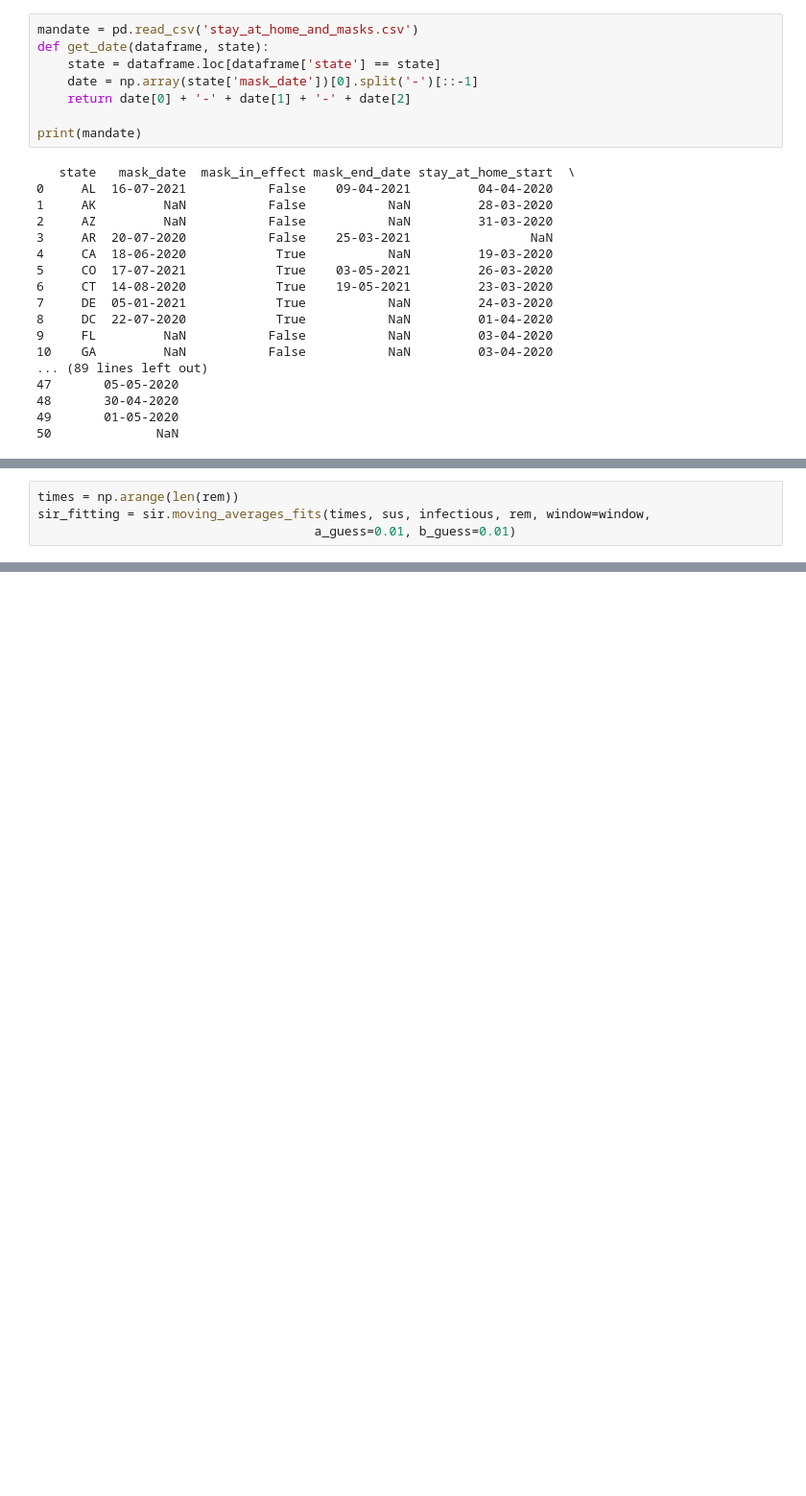
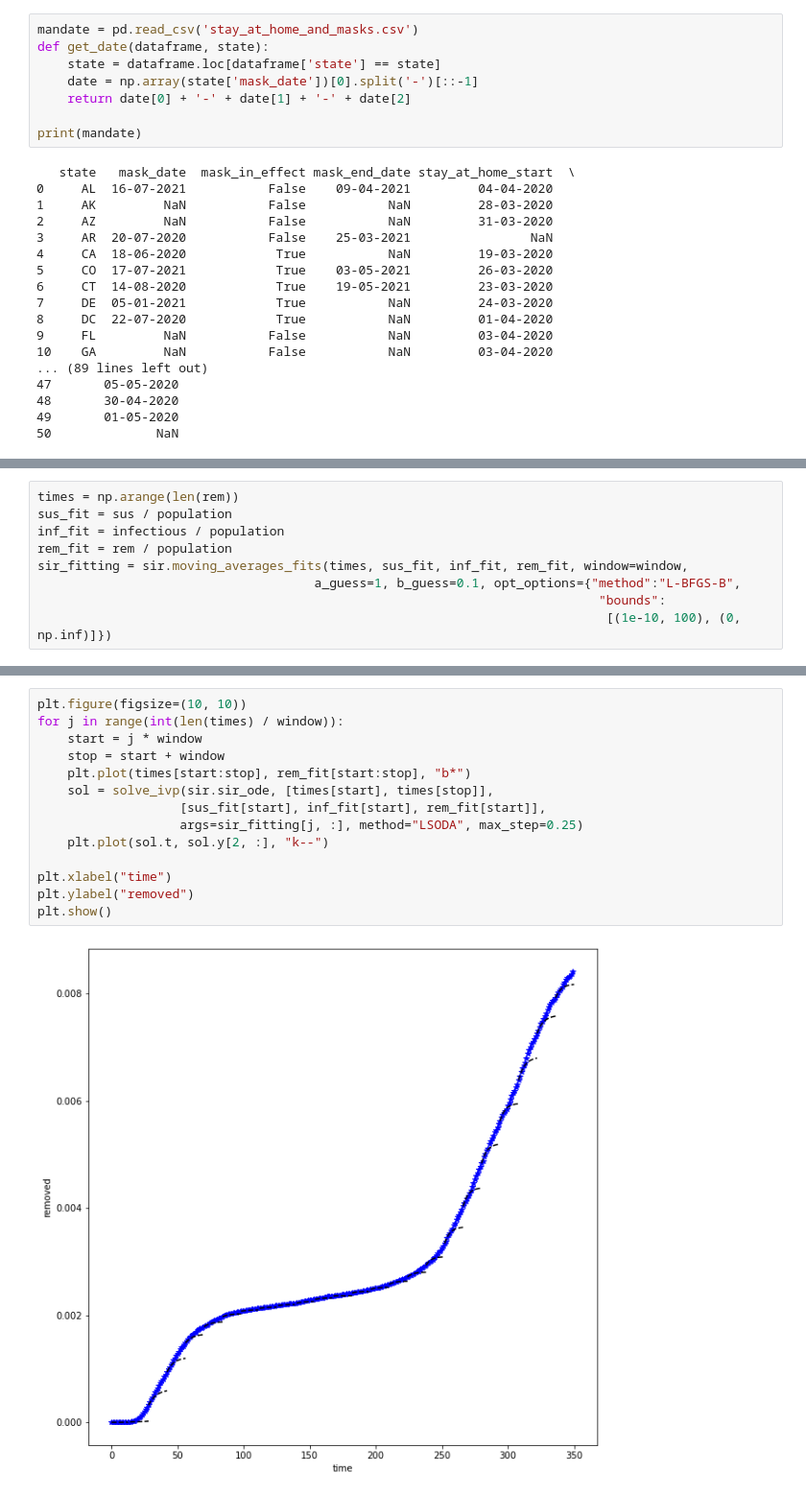
Before and after one commit to JeromeTroy/gsg_project_5, a Jupyter notebook: Presentation Demonstration.ipynb, the cells around one changed output, grey strips where cells are left out. Shown at 96% size. Cells and saved outputs as stored; diff of their text form; blank space fills up the shorter version.

Commit message:
Updates to curve fitting methods

```diff
--- a/Presentation Demonstration.ipynb
+++ b/Presentation Demonstration.ipynb
@@ -97,7 +99,12 @@ print(sus)
 # %%
 times = np.arange(len(rem))
-sir_fitting = sir.moving_averages_fits(times, sus, infectious, rem, window=window,
-                                     a_guess=0.01, b_guess=0.01)
+sus_fit = sus / population
+inf_fit = infectious / population
+rem_fit = rem / population
+sir_fitting = sir.moving_averages_fits(times, sus_fit, inf_fit, rem_fit, window=window,
+                                     a_guess=1, b_guess=0.1, opt_options={"method":"L-BFGS-B",
+                                                                           "bounds":
+                                                                            [(1e-10, 100), (0, np.inf)]})
 # %%
 print(sir_fitting)
 # %% [output]
@@ -120,0 +128,16 @@ print(sir_fitting)
+# %%
+plt.figure(figsize=(10, 10))
+for j in range(int(len(times) / window)):
+    start = j * window
+    stop = start + window
+    plt.plot(times[start:stop], rem_fit[start:stop], "b*")
+    sol = solve_ivp(sir.sir_ode, [times[start], times[stop]],
+                   [sus_fit[start], inf_fit[start], rem_fit[start]],
+                   args=sir_fitting[j, :], method="LSODA", max_step=0.25)
+    plt.plot(sol.t, sol.y[2, :], "k--")
+
+plt.xlabel("time")
+plt.ylabel("removed")
+plt.show()
+# %% [output]
+[figure, added]
```
Also changed, not shown: parts of 4 cells of this notebook, 1 other file.
